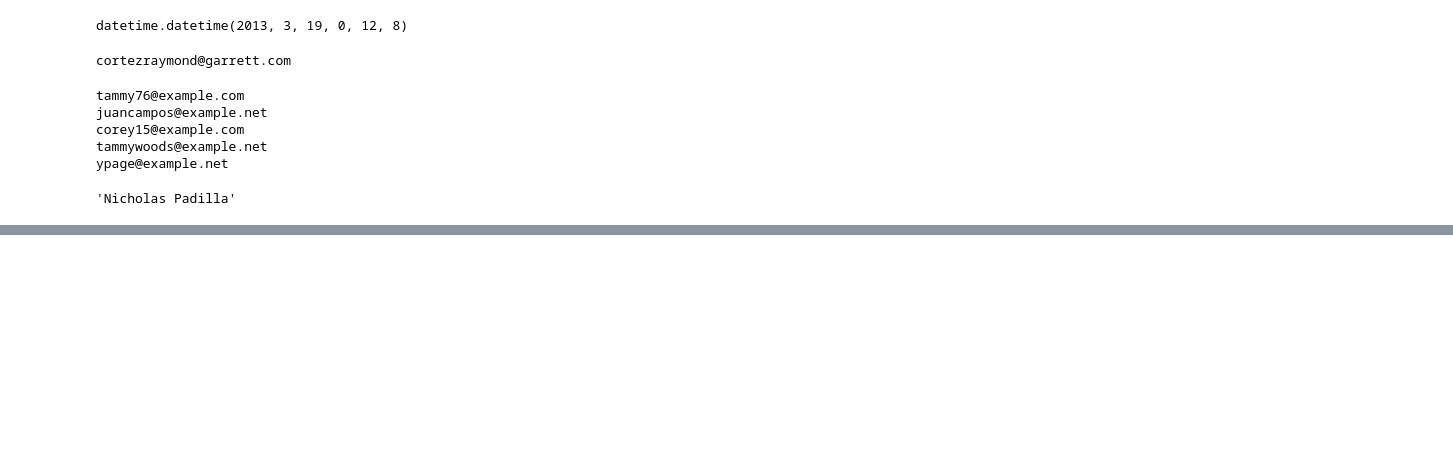
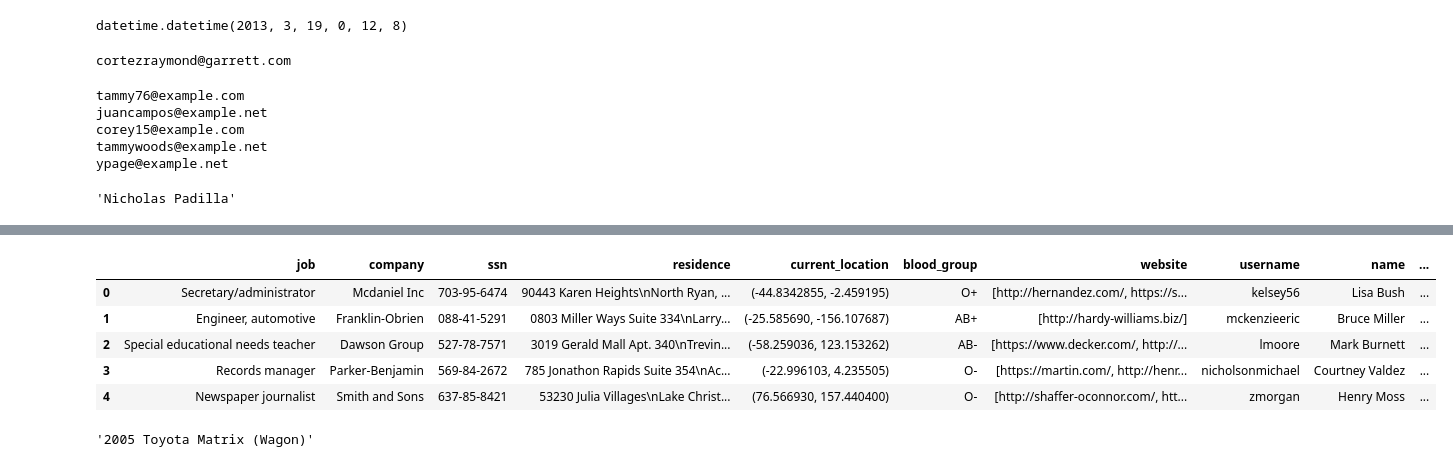
Before and after one commit to maeve70/dummy.data.Faker, a Jupyter notebook: DummyDataUsingFaker.ipynb, the cells around one changed output, grey strips where cells are left out. Cells and saved outputs as stored; diff of their text form; code cells hidden in the pictures; blank space fills up the shorter version.

```diff
--- a/DummyDataUsingFaker.ipynb
+++ b/DummyDataUsingFaker.ipynb
@@ -49,4 +60,6 @@ fake.job()
 # %%
-for _ in range(10):
+fake.job()
+
+for i in range(10):
     print(fake.job())
 # %% [output]
@@ -201,0 +298,3 @@ Name: Country, dtype: object
+# %%
+for i in range(100):
+    print(fake.profile())
@@ -201,0 +312,10 @@ Name: Country, dtype: object
+# %%
+profiles = [fake.profile() for i in range(100)]
+pd.DataFrame(profiles).head()
+# %% [output]
+|  | job | company | ssn | residence | current_location | blood_group | website | username | name | ... |
+| 0 | Secretary/administrator | Mcdaniel Inc | 703-95-6474 | 90443 Karen Heights\nNorth Ryan, ... | (-44.8342855, -2.459195) | O+ | [http://hernandez.com/, https://s... | kelsey56 | Lisa Bush | ... |
+| 1 | Engineer, automotive | Franklin-Obrien | 088-41-5291 | 0803 Miller Ways Suite 334\nLarry... | (-25.585690, -156.107687) | AB+ | [http://hardy-williams.biz/] | mckenzieeric | Bruce Miller | ... |
+| 2 | Special educational needs teacher | Dawson Group | 527-78-7571 | 3019 Gerald Mall Apt. 340\nTrevin... | (-58.259036, 123.153262) | AB- | [https://www.decker.com/, http://... | lmoore | Mark Burnett | ... |
+| 3 | Records manager | Parker-Benjamin | 569-84-2672 | 785 Jonathon Rapids Suite 354\nAc... | (-22.996103, 4.235505) | O- | [https://martin.com/, http://henr... | nicholsonmichael | Courtney Valdez | ... |
+| 4 | Newspaper journalist | Smith and Sons | 637-85-8421 | 53230 Julia Villages\nLake Christ... | (76.566930, 157.440400) | O- | [http://shaffer-oconnor.com/, htt... | zmorgan | Henry Moss | ... |
@@ -201,0 +330,4 @@ Name: Country, dtype: object
+# %%
+fake.vehicle_year_make_model_cat()
+# %% [output]
+'2005 Toyota Matrix (Wagon)'
```
Also changed, not shown: parts of 31 cells of this notebook.
